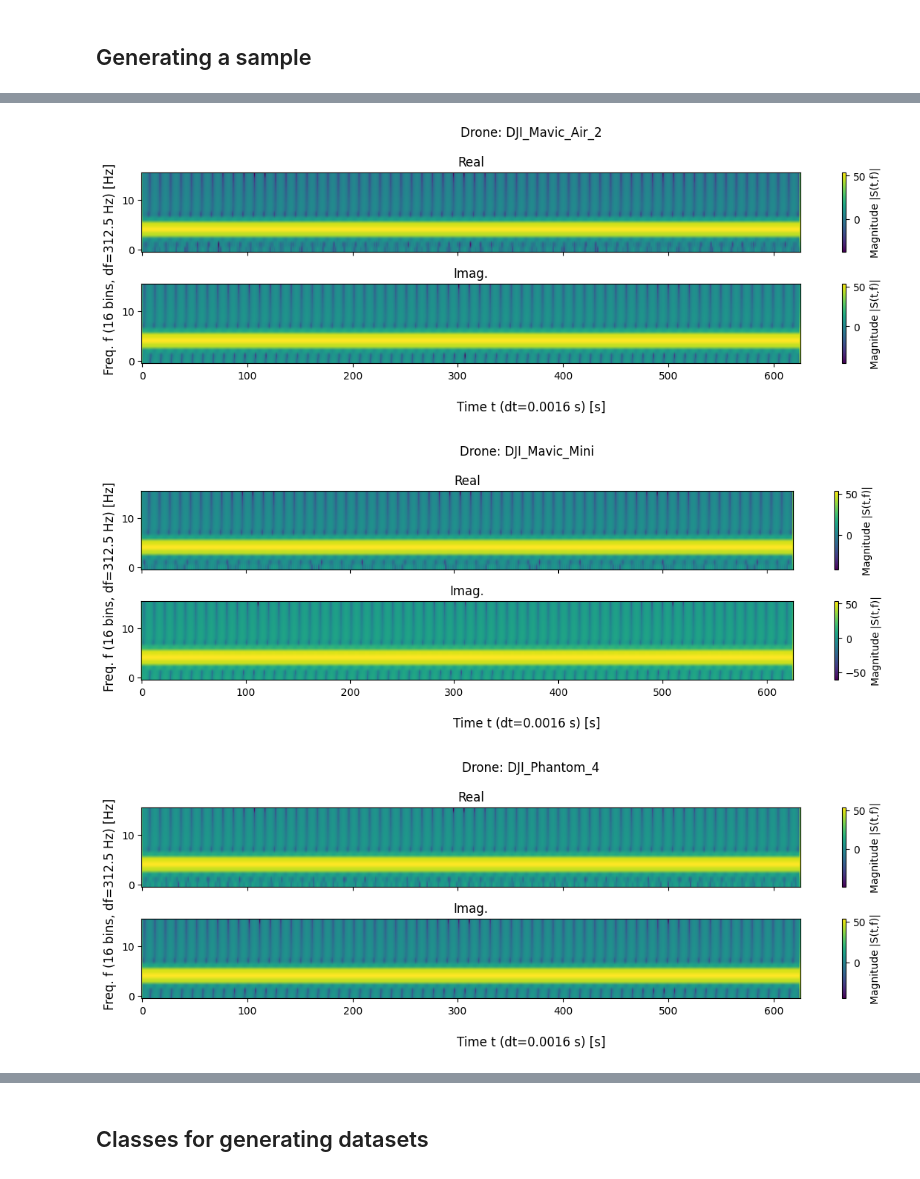
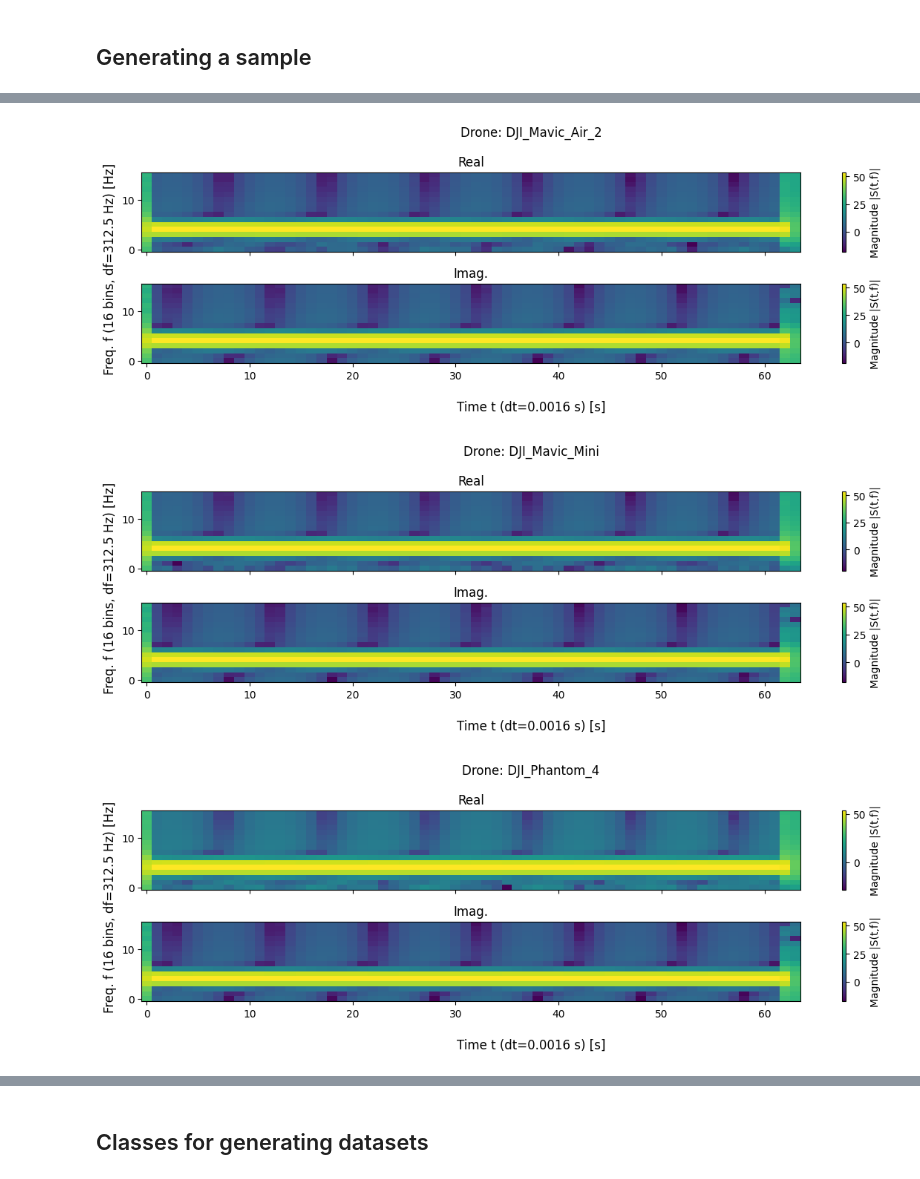
Before and after one commit to AdrianPanasiewicz/QML_for_radar_classification, a Jupyter notebook: Data/SyntheticDatasetGenerator.ipynb, the cells around one changed output, grey strips where cells are left out. Drawn from its saved outputs; the diff is of its cells as text; code cells hidden in the pictures.

```diff
--- a/Data/SyntheticDatasetGenerator.ipynb
+++ b/Data/SyntheticDatasetGenerator.ipynb
@@ -287,7 +287,7 @@ context = Context(
     A_r = 1,
     snr = 20,
     t_start = 0,
-    t_stop = 1,
+    t_stop = 0.1,
     dt = 0.0001
 )
 
@@ -301,3 +301,3 @@ for drone in drones_array:
-[figure, old version]
+[figure, new version]
-[figure, old version]
+[figure, new version]
-[figure, old version]
+[figure, new version]
```
Also changed, not shown: parts of 12 cells of this notebook, 4 other files.
